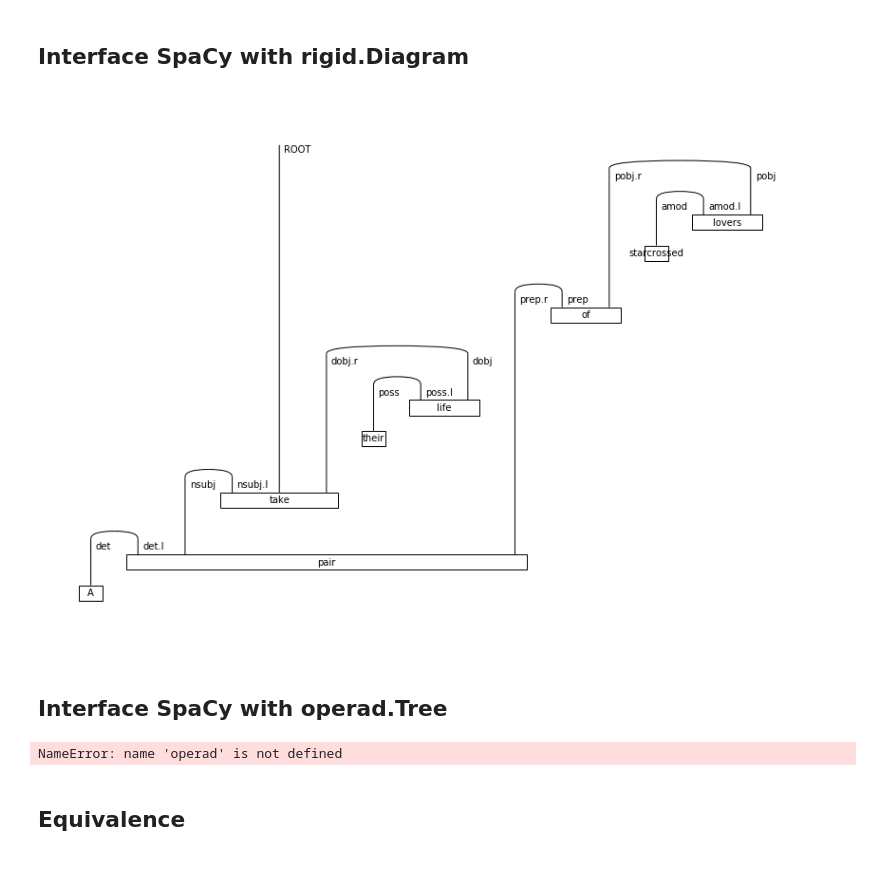
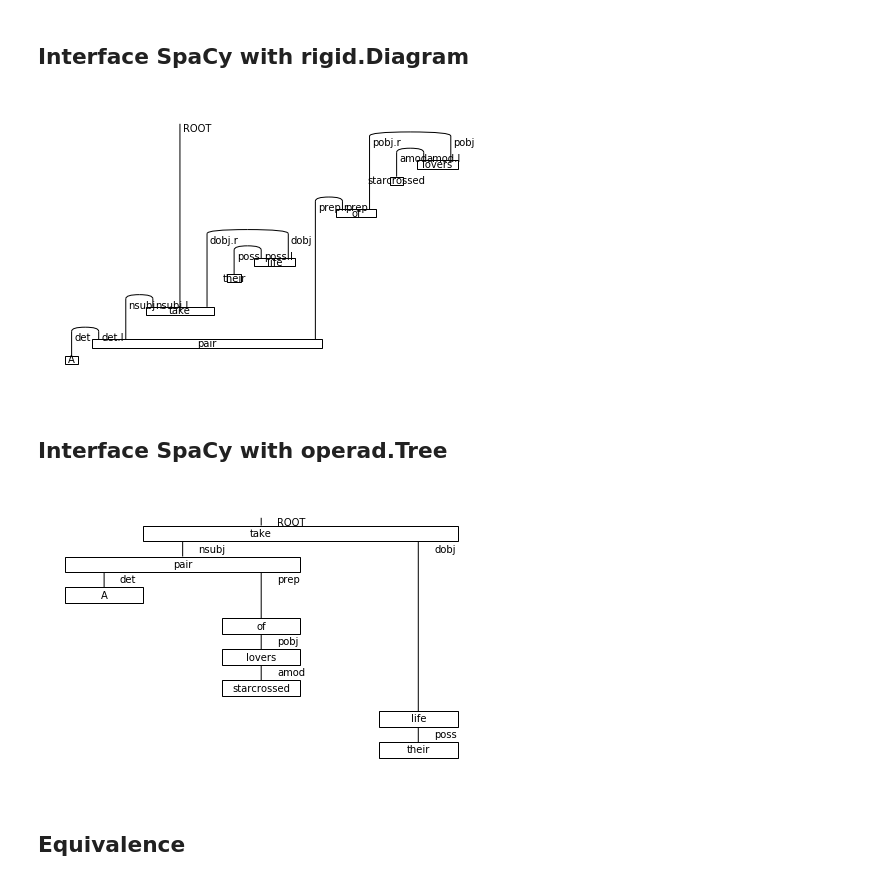
Before and after one commit to cnm13ryan/discopy, a Jupyter notebook: docs/notebooks/categories-for-nlp/rigid.ipynb, the cells around one changed output. Saved outputs shown, nothing was run; the diff lists cells and outputs as text; code cells hidden in the pictures.

```diff
--- a/docs/notebooks/categories-for-nlp/rigid.ipynb
+++ b/docs/notebooks/categories-for-nlp/rigid.ipynb
@@ -54,9 +54,9 @@ def find_root(doc):
         if word.dep_ == 'ROOT':
             return word
 # %%
-dep2pregroup(doc).normal_form(left=True).draw(figsize=(11, 8))
+dep2pregroup(doc).normal_form(left=True).draw()
 # %% [output]
-[figure, old version]
+[figure, new version]
 # %% [markdown]
 ## Interface SpaCy with operad.Tree
 # %%
@@ -64,4 +64,4 @@ from discopy.operad import from_spacy
 # %%
-operad.tree2diagram(from_spacy(doc)).draw()
+tree2diagram(from_spacy(doc)).draw()
 # %% [output]
-NameError: name 'operad' is not defined
+[figure, added]
```
Also changed, not shown: parts of 7 cells of this notebook.
